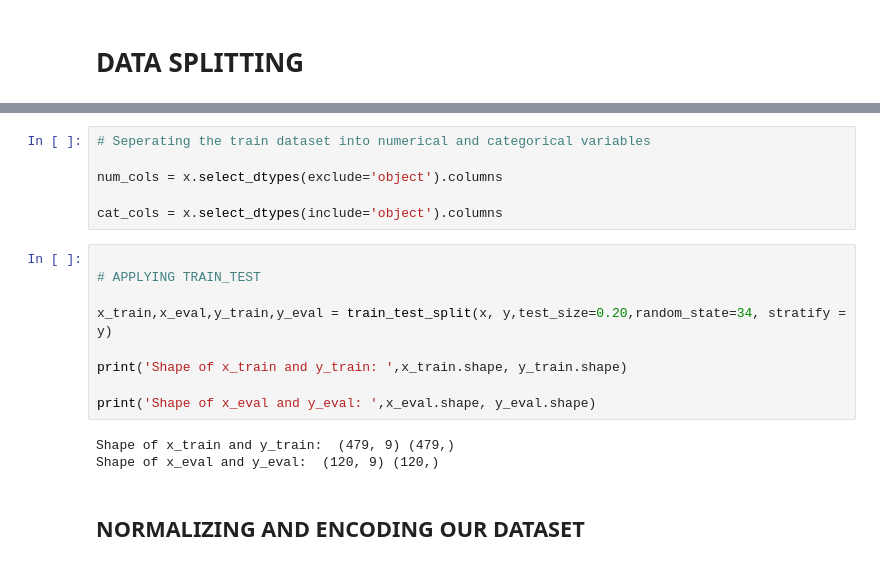
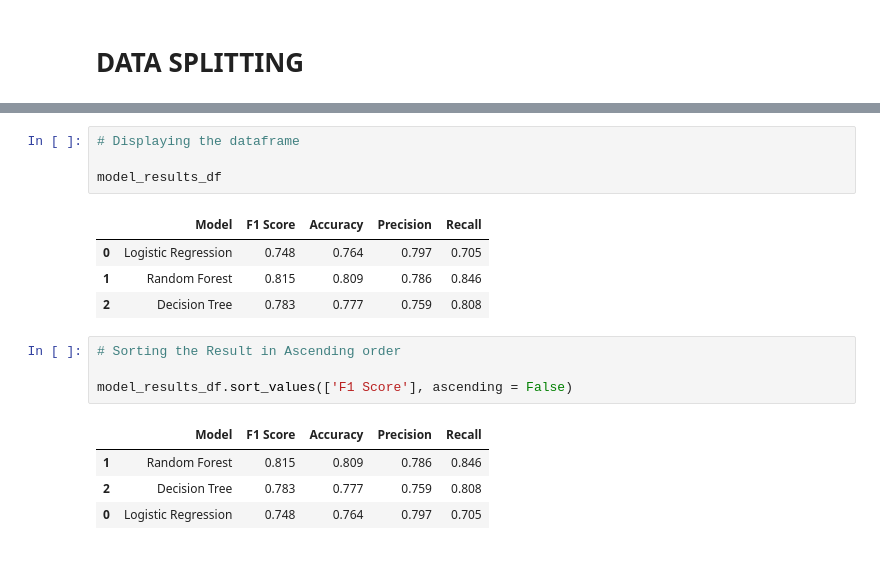
Before and after one commit to Christian-Iyke/Sentiment-Analysis-API-using-FastAPI, a Jupyter notebook: Sentiment_Analysis_API_Using_FastAPI.ipynb, the cells around one changed output, grey strips where cells are left out. Saved outputs shown, nothing was run; the diff lists cells and outputs as text.

Commit message:
Modelling

```diff
--- a/Sentiment_Analysis_API_Using_FastAPI.ipynb
+++ b/Sentiment_Analysis_API_Using_FastAPI.ipynb
@@ -562,20 +668,18 @@ Sepssis
 # %%
-# Seperating the train dataset into numerical and categorical variables
+# Displaying the dataframe
 
-num_cols = x.select_dtypes(exclude='object').columns
-
-cat_cols = x.select_dtypes(include='object').columns
+model_results_df
+# %% [output]
+|  | Model | F1 Score | Accuracy | Precision | Recall |
+| 0 | Logistic Regression | 0.748 | 0.764 | 0.797 | 0.705 |
+| 1 | Random Forest | 0.815 | 0.809 | 0.786 | 0.846 |
+| 2 | Decision Tree | 0.783 | 0.777 | 0.759 | 0.808 |
-# %%
-
-# APPLYING TRAIN_TEST
-
-x_train,x_eval,y_train,y_eval = train_test_split(x, y,test_size=0.20,random_state=34, stratify = y)
-
-print('Shape of x_train and y_train: ',x_train.shape, y_train.shape)
-
-print('Shape of x_eval and y_eval: ',x_eval.shape, y_eval.shape)
-# %% [output]
-Shape of x_train and y_train:  (479, 9) (479,)
-Shape of x_eval and y_eval:  (120, 9) (120,)
-# %% [markdown]
-## NORMALIZING AND ENCODING OUR DATASET
+# %%
+# Sorting the Result in Ascending order
+
+model_results_df.sort_values(['F1 Score'], ascending = False)
+# %% [output]
+|  | Model | F1 Score | Accuracy | Precision | Recall |
+| 1 | Random Forest | 0.815 | 0.809 | 0.786 | 0.846 |
+| 2 | Decision Tree | 0.783 | 0.777 | 0.759 | 0.808 |
+| 0 | Logistic Regression | 0.748 | 0.764 | 0.797 | 0.705 |
```
Also changed, not shown: parts of 48 cells of this notebook, 2 other files.
